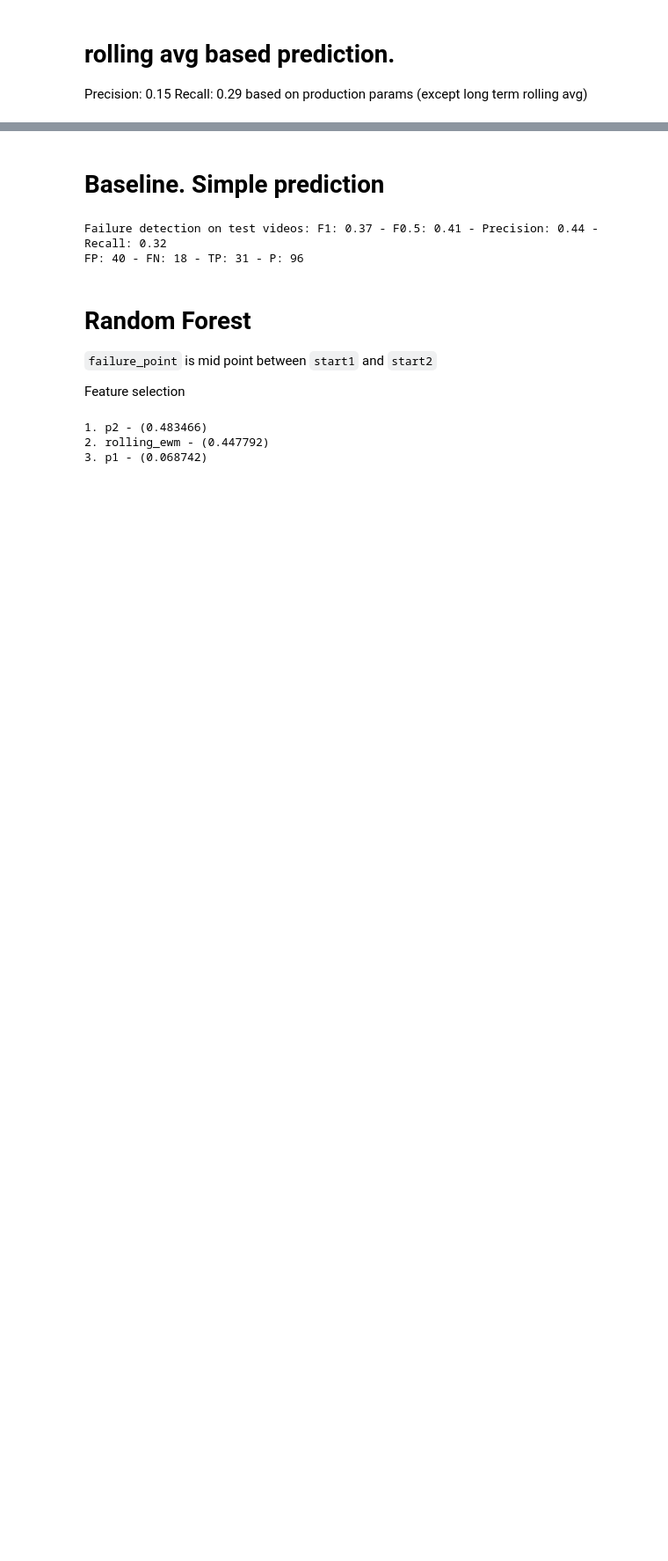
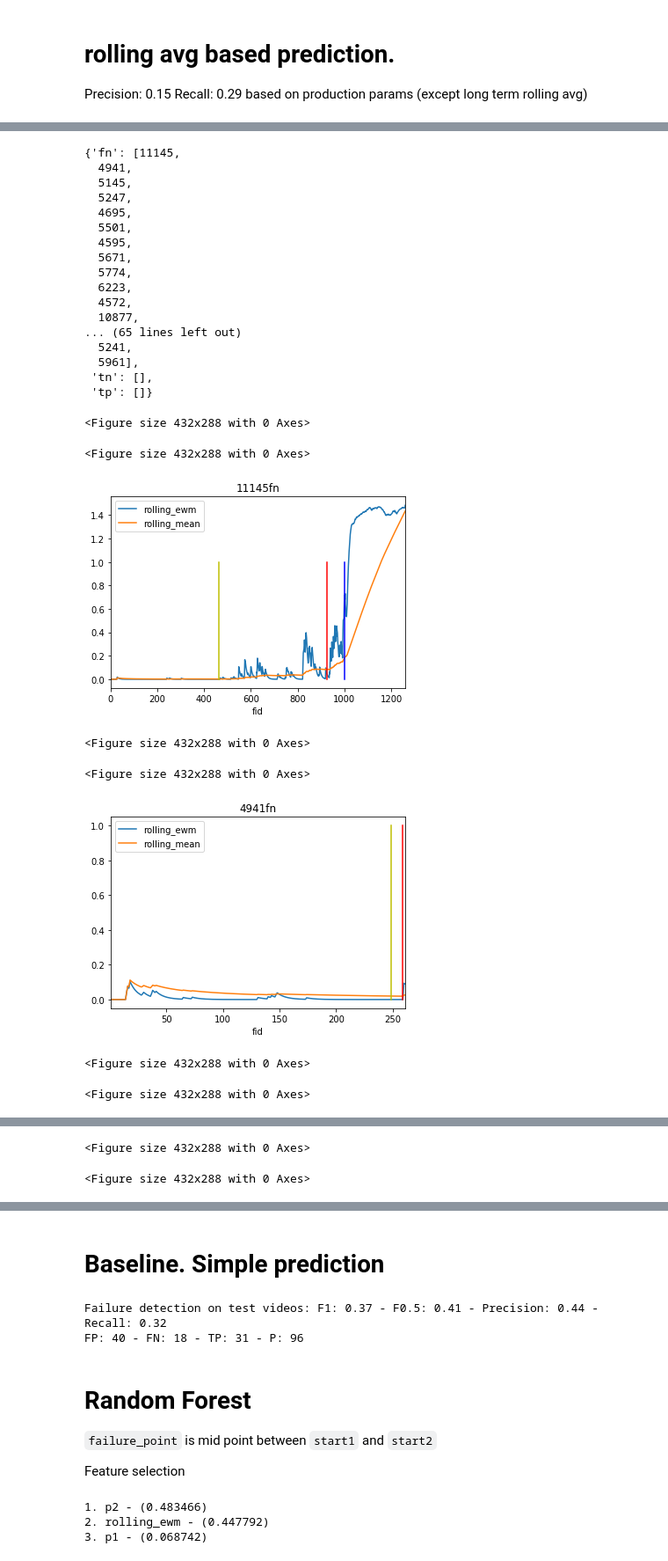
Before and after one commit to test-v1/notebooks-1, a Jupyter notebook: yolo/Prod Model Validation.ipynb, the cells around one changed output, grey strips where cells are left out. Shown at 88% size. Drawn from its saved outputs; the diff is of its cells as text; code cells hidden in the pictures; blank space fills up the shorter version.

```diff
--- a/yolo/Prod Model Validation.ipynb
+++ b/yolo/Prod Model Validation.ipynb
@@ -189,10 +189,12 @@ def detect_failure_start(vid, thresh, v_thresh, min_ewm, ewm_span, rolling_win,
         plt.figure()
         df[['rolling_ewm','rolling_mean']].plot()
 
+#     if len(detected_failures[detected_failures > 30]) > 0:
+#         return detected_failures[detected_failures > 30].min()
     if len(detected_failures) > 0:
         return detected_failures.min()
 
-results = eval_vids(val_vids, rolling_win=460.0, v_thresh=2.4000000000000004, rolling_multiple=2.2, ewm_span=15.0, min_ewm=0.65, thresh=0.06)
+results = eval_vids(vids, rolling_win=460.0, v_thresh=2.4000000000000004, rolling_multiple=2.2, ewm_span=15.0, min_ewm=0.65, thresh=0.06)
 precision = len(results['tp'])/(len(results['fp'])+len(results['tp']))
 recall = len(results['tp'])/(len(results['p']))
 f1 = 2*(precision*recall)/(precision+recall)
@@ -204,0 +207,28 @@ Failure detection on test videos: F1: 0.3206106870229008 - F0.5: 0.4449152542372
+# %%
+eval_vids(results['fn'], rolling_win=460.0, v_thresh=2.4000000000000004, rolling_multiple=2.2, ewm_span=15.0, min_ewm=0.65, thresh=0.06, plot=True)
+# %% [output]
+{'fn': [11145,
+  4941,
+  5145,
+  5247,
+  4695,
+  5501,
+  4595,
+  5671,
+  5774,
+  6223,
+  4572,
+  10877,
+... (65 lines left out)
+  5241,
+  5961],
+ 'tn': [],
+ 'tp': []}
+<Figure size 432x288 with 0 Axes>
+<Figure size 432x288 with 0 Axes>
+[figure, added]
+<Figure size 432x288 with 0 Axes>
+<Figure size 432x288 with 0 Axes>
+[figure, added]
+<Figure size 432x288 with 0 Axes>
+<Figure size 432x288 with 0 Axes>
@@ -204,0 +236,2 @@ Failure detection on test videos: F1: 0.3206106870229008 - F0.5: 0.4449152542372
+<Figure size 432x288 with 0 Axes>
+<Figure size 432x288 with 0 Axes>
```
Also changed, not shown: parts of 4 cells of this notebook.
